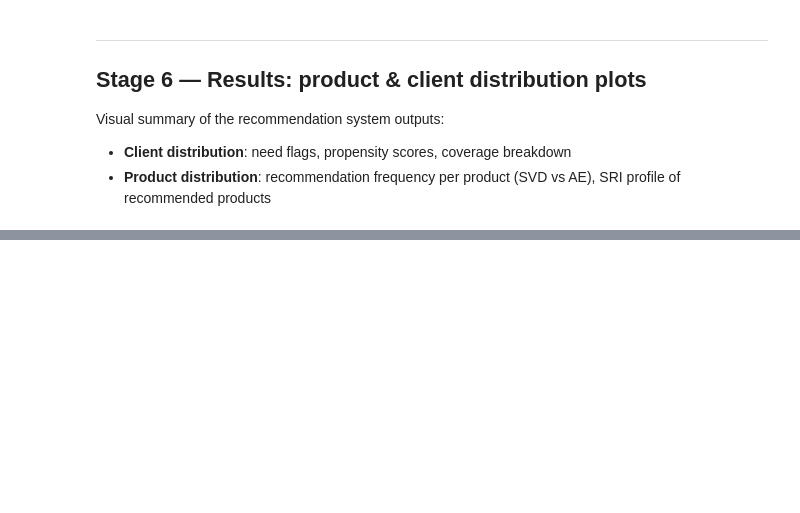
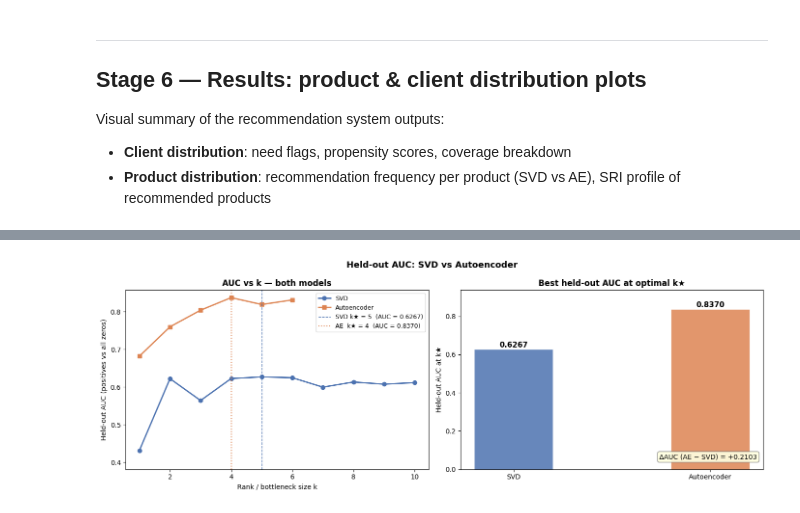
Before and after one commit to tommybaresi-creator/fintech-group-work, a Jupyter notebook: BusinessCase2/rec_sys_svd_autoencoder.ipynb, the cells around one changed output, grey strips where cells are left out. Cells and saved outputs as stored; diff of their text form; code cells hidden in the pictures; blank space fills up the shorter version.

```diff
--- a/BusinessCase2/rec_sys_svd_autoencoder.ipynb
+++ b/BusinessCase2/rec_sys_svd_autoencoder.ipynb
@@ -867,0 +578,4 @@ plt.show()
+# %%
+plot_roc_curves(k_results, ae_k_results, K_STAR, K_STAR_AE, save_path='materials/figures/auc_comparison.png')
+# %% [output]
+[figure, added]
```
Also changed, not shown: parts of 33 cells of this notebook, 3 other files.
